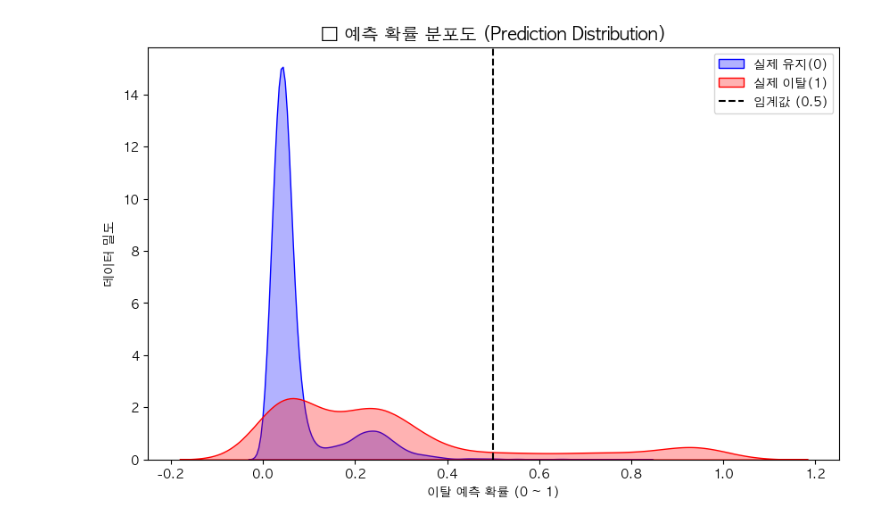
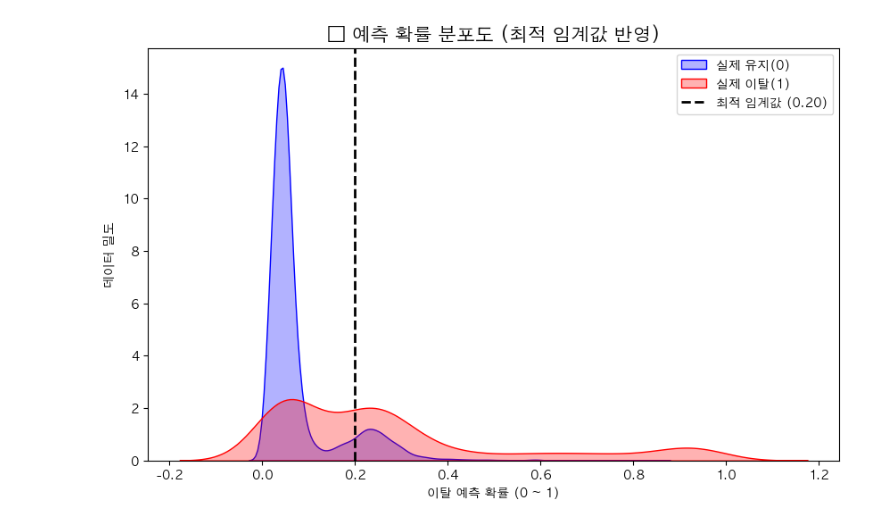
Before and after one commit to rhkralstj/SASKOREA, a Jupyter notebook: code/ch3.ipynb, the cells around one changed output. Drawn from its saved outputs; the diff is of its cells as text; code cells hidden in the pictures.

```diff
--- a/code/ch3.ipynb
+++ b/code/ch3.ipynb
@@ -164,4 +214,4 @@ X_train, X_valid, y_train, y_valid = train_test_split(X, y, test_size=0.2, strat
 # %%
 # 4. 하이퍼파라미터 최적화 (XGBoost)
-best_params = optimize_xgboost(X_train, X_valid, y_train, y_valid)
+best_params = optimize_xgboost(X_train, y_train)
 # %% [output]
@@ -201,0 +255,20 @@ print(f"\n🔥 최종 Validation ROC-AUC Score: {roc_auc_score(y_valid, valid_pr
+# %%
+# ==============================================================================
+# 🔍 [기능 개선] 최적의 임계값(Threshold) 찾기 로직
+# ==============================================================================
+# 확률이 너무 낮게 나오므로, 0.5가 아닌 가장 1을 잘 찾아내는 최적의 기준선을 찾습니다.
+best_threshold = 0.5
+best_f1 = 0
+
+for thresh in np.arange(0.05, 0.55, 0.05):
+    preds_binary = (valid_preds >= thresh).astype(int)
+    current_f1 = f1_score(y_valid, preds_binary)
+    if current_f1 > best_f1:
+        best_f1 = current_f1
+        best_threshold = thresh
+
+print(f"💡 [Threshold 최적화] 기존 0.5 대신 {best_threshold:.2f}을(를) 기준으로 이탈을 판별합니다.")
+print(f"   (이 기준을 사용할 때 이탈자를 가장 밸런스 있게 잘 찾아냅니다.)\n")
+
+# 최적 임계값 적용한 최종 예측 클래스
+final_preds_binary = (valid_preds >= best_threshold).astype(int)
@@ -258,16 +343,23 @@ plt.show()
 # %%
 # ==============================================================================
-# 📊 [시각화 3] 모델의 확신도! (예측 확률 분포도)
+# 📊 [추가] 모델 예측 확률 분포 확인 (그래프 & 텍스트)
 # ==============================================================================
+
+# 1. 📈 개선된 확률 분포도 그래프 (최적 임계값 수직선 표시)
 plt.figure(figsize=(10, 6))
+# 실제 유지(0) 고객의 예측 확률 분포 (파란색)
 sns.kdeplot(valid_preds[y_valid == 0], color='blue', fill=True, label='실제 유지(0)', alpha=0.3)
+# 실제 이탈(1) 고객의 예측 확률 분포 (빨간색)
 sns.kdeplot(valid_preds[y_valid == 1], color='red', fill=True, label='실제 이탈(1)', alpha=0.3)
-plt.axvline(0.5, color='black', linestyle='--', label='임계값 (0.5)')
 
-plt.title('📈 예측 확률 분포도 (Prediction Distribution)', fontsize=14)
+# 🚨 수정 포인트: 0.5가 아닌 앞에서 찾은 '최적 임계값(best_threshold)'을 선으로 긋습니다.
+plt.axvline(best_threshold, color='black', linestyle='--', linewidth=2,
+            label=f'최적 임계값 ({best_threshold:.2f})')
+
+plt.title('📈 예측 확률 분포도 (최적 임계값 반영)', fontsize=15, fontweight='bold')
 plt.xlabel('이탈 예측 확률 (0 ~ 1)')
 plt.ylabel('데이터 밀도')
 plt.legend()
 plt.show()
 # %% [output]
-[figure, old version]
+[figure, new version]
```
Also changed, not shown: parts of 9 cells of this notebook.
